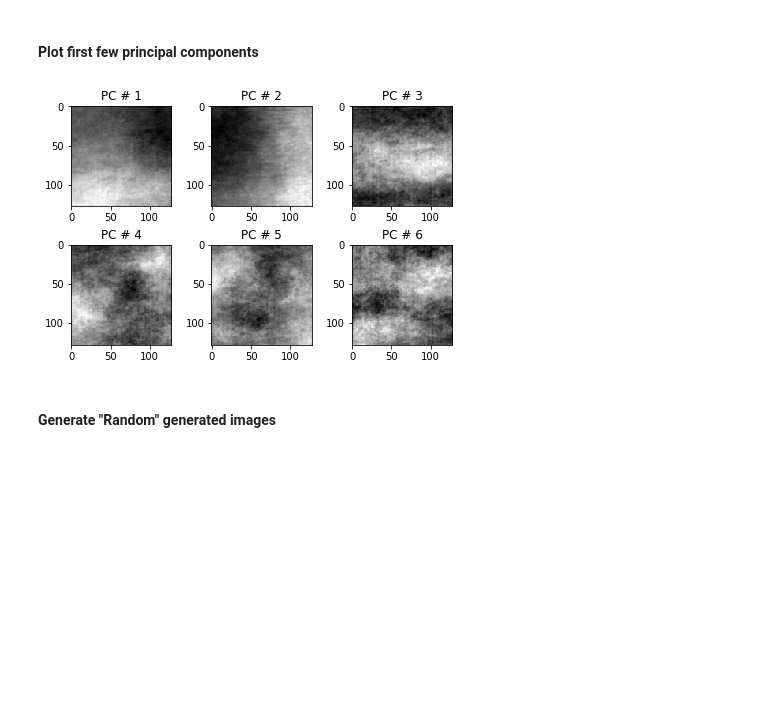
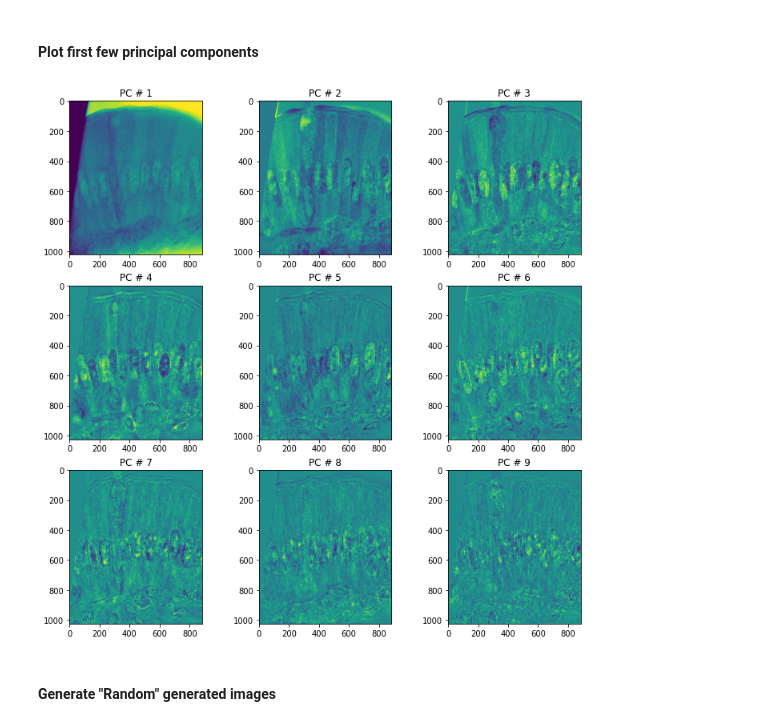
Before and after one commit to aduenner/ImageSegmentation, a Jupyter notebook: PC_Image_Generator.ipynb, the cells around one changed output. Saved outputs shown, nothing was run; the diff lists cells and outputs as text; code cells hidden in the pictures; blank space fills up the shorter version.

Commit message:
Ground truth images

```diff
--- a/PC_Image_Generator.ipynb
+++ b/PC_Image_Generator.ipynb
@@ -15,7 +17,7 @@ import random
 # %% [markdown]
 #### User-Defined Variables
 # %%
-num_components = 50 # Number of principal components to compute
+num_components = 15 # Number of principal components to compute
 img_size=128 #Size of sub-images to generate from large input image in dataset (assuming width = height)
 overlap = 20 # Overlap between subimages
 image_file = 'Data/sem_image.PNG' #Image file that we will section
@@ -25,7 +31,13 @@ Image matrix should be of size $(s \times n)$ where $s=$number of pixels in each
+# %%
+datafile = h5py.File('Data\\3D\\slice.mat','r')
+data_3D = np.array(datafile.get('slice'))
 # %%
-x_test = generate_subimages(image_file,img_size, overlap)
-
+# x_test = generate_subimages(image_file,img_size, overlap)
+x_test = data_3D;
+width = x_test.shape[1]
+height = x_test.shape[2]
+num_samples = x_test.shape[0]
 #Vectorize sub-images into matrix with each col representing one image
-img_array=np.zeros((img_size*img_size,x_test.shape[0]),dtype='uint8')
-for i in range(x_test.shape[0]):
-    img_array[:,i] = np.squeeze(x_test[i]).reshape((img_size*img_size))
+img_array=np.zeros((width*height,num_samples),dtype='uint8')
+for i in range(num_samples):
+    img_array[:,i] = np.squeeze(x_test[i,:,:]).reshape((width*height))
@@ -41,23 +51,25 @@ pca = PCA(n_components=num_components)
 pca.fit(img_array)
 pc_vectors = pca.transform(img_array)
 
-pc_array = np.zeros((img_size,img_size,num_components))
+pc_array = np.zeros((width,height,num_components))
 for i in range(num_components):
     this_vector = pc_vectors[:,i];
     this_vector = this_vector# /np.linalg.norm(this_vector)
-    pc_array[:,:,i]=this_vector.reshape((img_size,img_size))
+    pc_array[:,:,i]=this_vector.reshape((width,height))
 # %% [markdown]
 #### Plot first few principal components
 # %%
-for i in range(6):
-    plt.subplot(2,3,i+1)
+fig = plt.figure(figsize=(12,12))
+for i in range(9):
+    ax = fig.add_subplot(3,3,i+1)
+
     pc_array_image = pc_array[:,:,i]
     pc_array_image = (pc_array_image - pc_array_image.min())
     pc_array_image/=pc_array_image.max()
-    imshow(pc_array_image)
+    ax.imshow(pc_array_image)
     plt.title('PC # '+str(i+1))
 # %% [output]
-[figure, old version]
+[figure, new version]
 # %% [markdown]
 #### Generate "Random" generated images
 # %%
```
Also changed, not shown: parts of 7 cells of this notebook, 6 other files.
